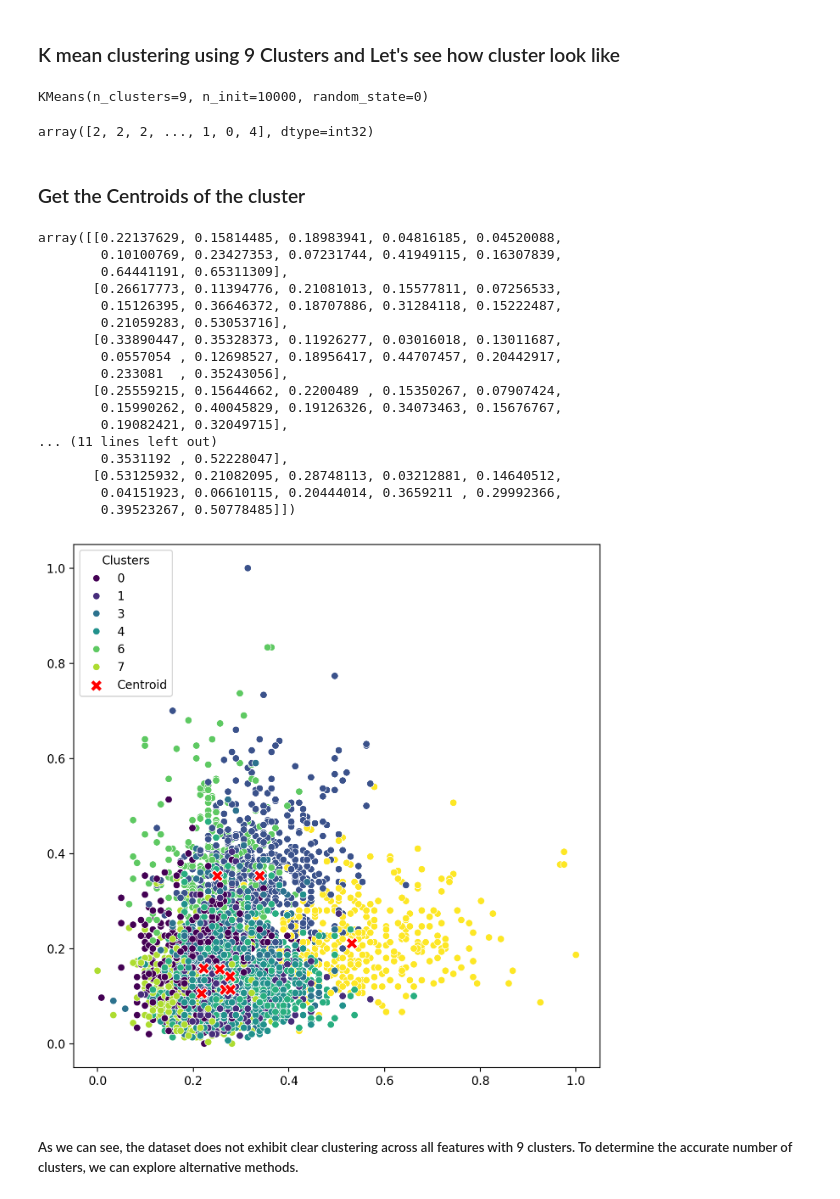
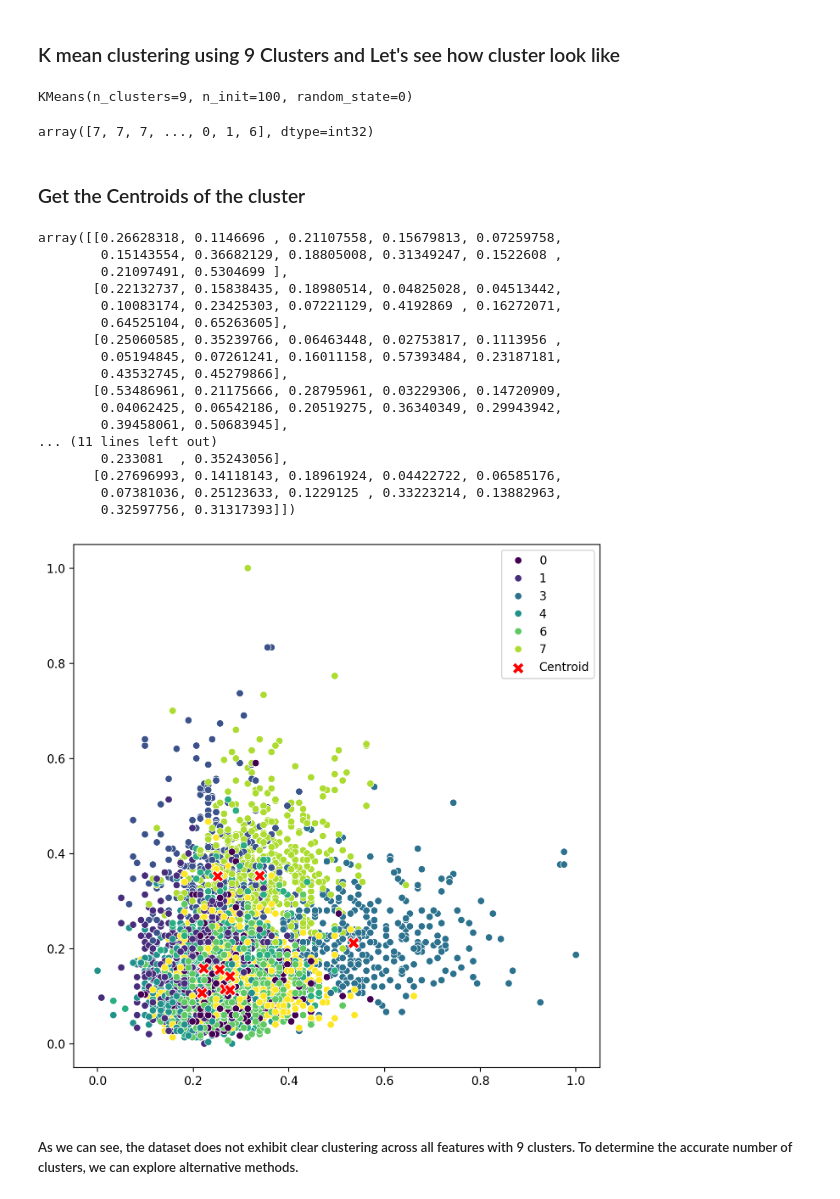
Before and after one commit to dmml-heriot-watt/group-coursework-dmml_cw, a Jupyter notebook: notebooks/K_Means_Clustering.ipynb, the cells around one changed output. Drawn from its saved outputs; the diff is of its cells as text; code cells hidden in the pictures.

Commit message:
upload image of clustering

```diff
--- a/notebooks/K_Means_Clustering.ipynb
+++ b/notebooks/K_Means_Clustering.ipynb
@@ -34,47 +34,63 @@ X_scaled = scaler.fit_transform(X)
 # %% [markdown]
 ### K mean clustering using 9 Clusters and Let's see how cluster look like
 # %%
-kmeans = KMeans(n_clusters=9, random_state=0, n_init=10000)
+kmeans = KMeans(n_clusters=9, random_state=0, n_init=100)
 kmeans
 # %% [output]
-KMeans(n_clusters=9, n_init=10000, random_state=0)
+KMeans(n_clusters=9, n_init=100, random_state=0)
 # %%
 y_predict = kmeans.fit_predict(X_scaled)
 y_predict
 # %% [output]
-array([2, 2, 2, ..., 1, 0, 4], dtype=int32)
+array([7, 7, 7, ..., 0, 1, 6], dtype=int32)
 # %% [markdown]
 ### Get the Centroids of the cluster
 # %%
 centroids = kmeans.cluster_centers_
 centroids
 # %% [output]
-array([[0.22137629, 0.15814485, 0.18983941, 0.04816185, 0.04520088,
-        0.10100769, 0.23427353, 0.07231744, 0.41949115, 0.16307839,
-        0.64441191, 0.65311309],
-       [0.26617773, 0.11394776, 0.21081013, 0.15577811, 0.07256533,
-        0.15126395, 0.36646372, 0.18707886, 0.31284118, 0.15222487,
-        0.21059283, 0.53053716],
-       [0.33890447, 0.35328373, 0.11926277, 0.03016018, 0.13011687,
-        0.0557054 , 0.12698527, 0.18956417, 0.44707457, 0.20442917,
+array([[0.26628318, 0.1146696 , 0.21107558, 0.15679813, 0.07259758,
+        0.15143554, 0.36682129, 0.18805008, 0.31349247, 0.1522608 ,
+        0.21097491, 0.5304699 ],
+       [0.22132737, 0.15838435, 0.18980514, 0.04825028, 0.04513442,
+        0.10083174, 0.23425303, 0.07221129, 0.4192869 , 0.16272071,
+        0.64525104, 0.65263605],
+       [0.25060585, 0.35239766, 0.06463448, 0.02753817, 0.1113956 ,
+        0.05194845, 0.07261241, 0.16011158, 0.57393484, 0.23187181,
+        0.43532745, 0.45279866],
+       [0.53486961, 0.21175666, 0.28795961, 0.03229306, 0.14720909,
+        0.04062425, 0.06542186, 0.20519275, 0.36340349, 0.29943942,
+        0.39458061, 0.50683945],
+... (11 lines left out)
         0.233081  , 0.35243056],
-       [0.25559215, 0.15644662, 0.2200489 , 0.15350267, 0.07907424,
-        0.15990262, 0.40045829, 0.19126326, 0.34073463, 0.15676767,
-        0.19082421, 0.32049715],
-... (11 lines left out)
-        0.3531192 , 0.52228047],
-       [0.53125932, 0.21082095, 0.28748113, 0.03212881, 0.14640512,
-        0.04151923, 0.06610115, 0.20444014, 0.3659211 , 0.29992366,
-        0.39523267, 0.50778485]])
+       [0.27696993, 0.14118143, 0.18961924, 0.04422722, 0.06585176,
+        0.07381036, 0.25123633, 0.1229125 , 0.33223214, 0.13882963,
+        0.32597756, 0.31317393]])
 # %%
 plt.figure(figsize=(8, 8), dpi=200)
 sns.scatterplot(x=X_scaled[:, 0], y=X_scaled[:, 1], hue=y_predict, palette='viridis')
 sns.scatterplot(x=centroids[:, 0], y=centroids[:, 1], marker='X', s=100, color='red', label='Centroid')
 
-plt.legend(title='Clusters', loc='upper left')
+plt.legend()
 plt.show()
+
+# plt.figure(figsize=(8, 8), dpi=200)
+# scatter = sns.scatterplot(x=X_scaled[:, 0], y=X_scaled[:, 1], hue=y_predict, palette='viridis')
+# sns.scatterplot(x=centroids[:, 0], y=centroids[:, 1], marker='X', s=100, color='red', label='Centroid')
+
+# # Get unique labels from the scatter plot
+# unique_labels = y_predict
+
+# # Create a new legend with multiple columns
+# legend = plt.legend(loc='upper left', bbox_to_anchor=(1, 1), title='Clusters', ncol=2)
+
+# # Customize the legend with unique labels
+# for i, label in enumerate(unique_labels):
+#     legend.texts[i].set_text(f'Cluster {label}')
+
+# plt.show()
 # %% [output]
-[figure, old version]
+[figure, new version]
 # %% [markdown]
 ##### As we can see, the dataset does not exhibit clear clustering across all features with 9 clusters. To determine the accurate number of clusters, we can explore alternative methods.
 # %% [markdown]
```
Also changed, not shown: parts of 4 cells of this notebook.
